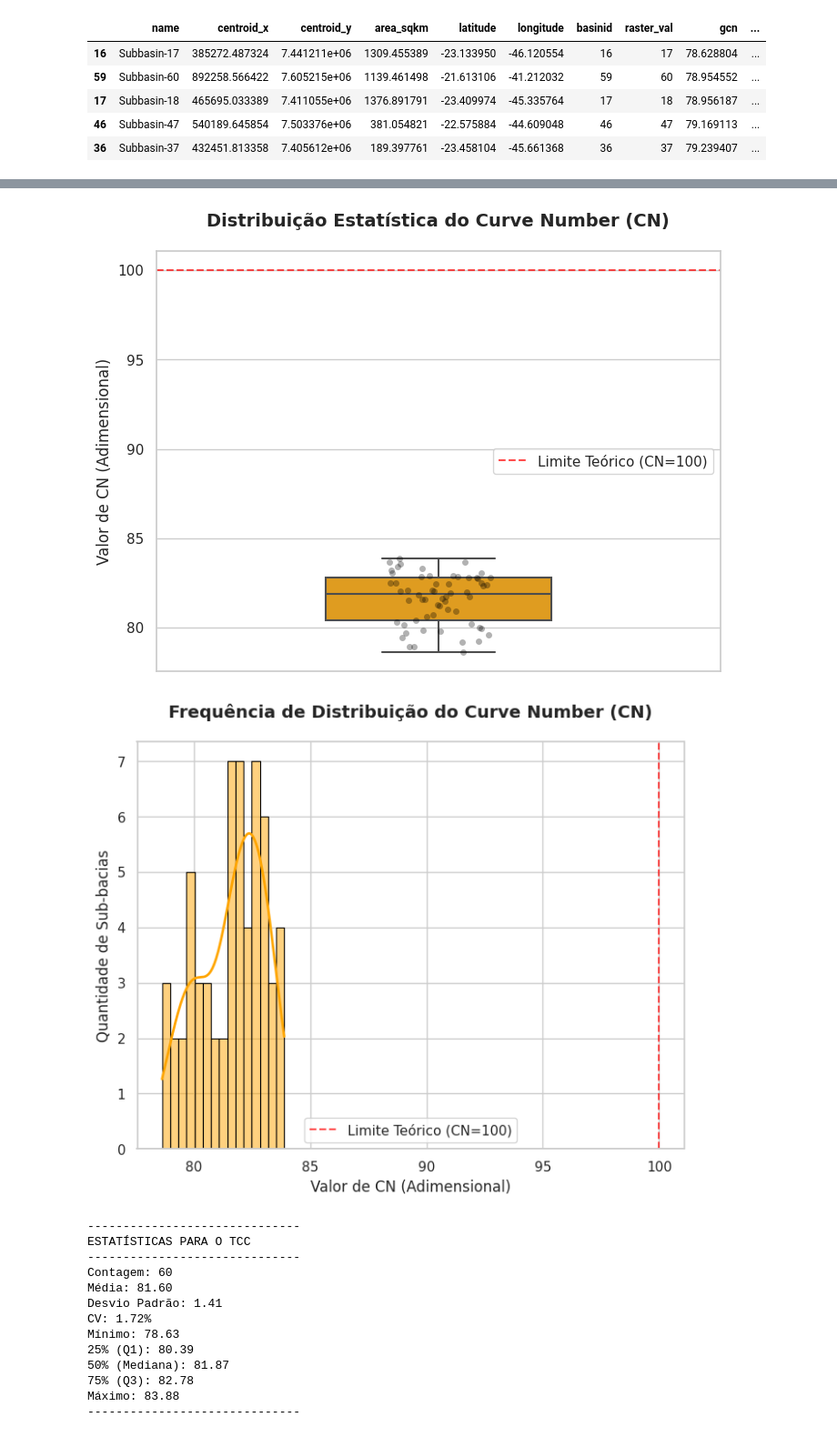
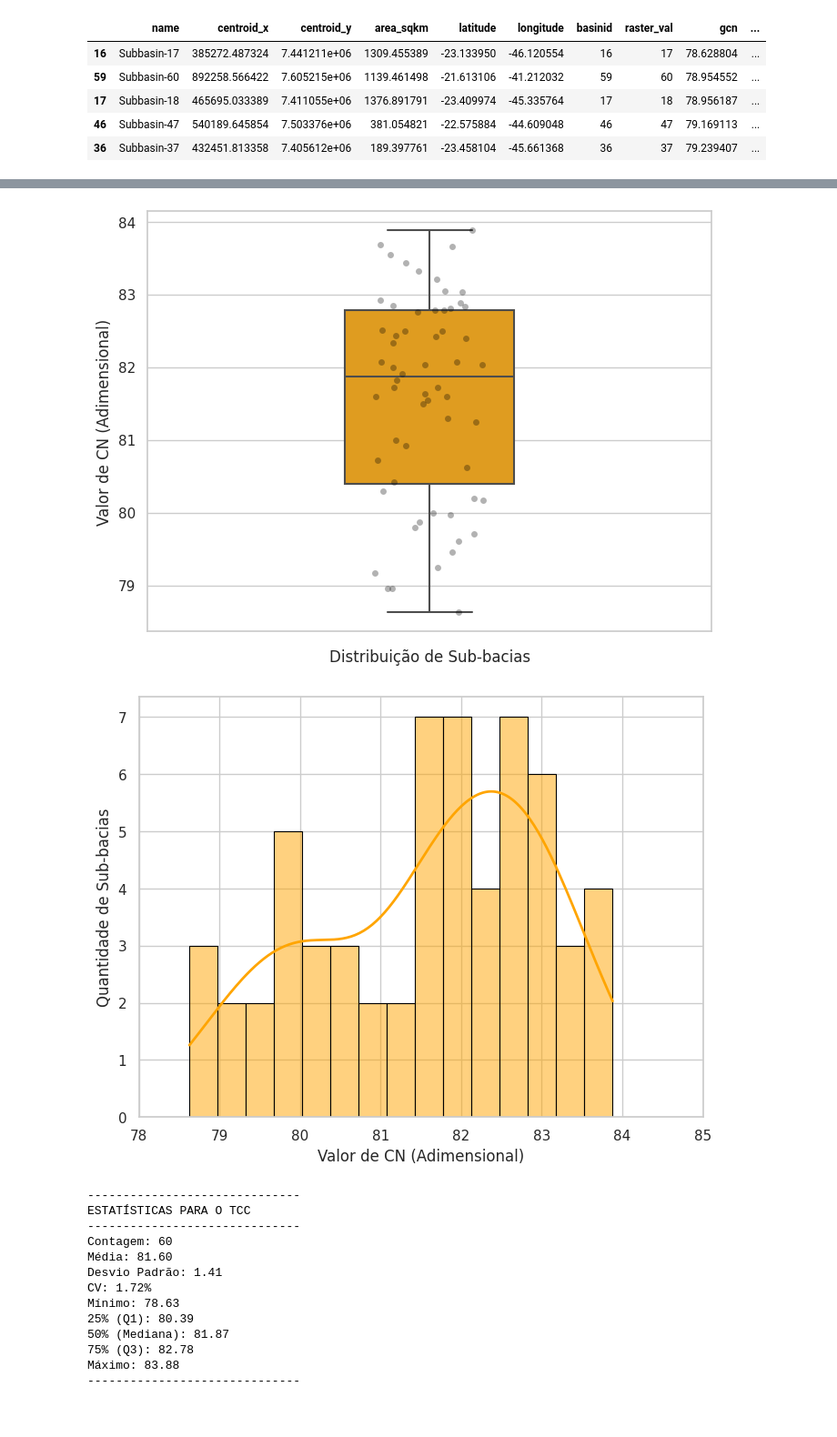
Before and after one commit to vinicius-oliveiracr/gee-data-pipeline, a Jupyter notebook: src/analysis.ipynb, the cells around one changed output, grey strips where cells are left out. Shown at 91% size. Drawn from its saved outputs; the diff is of its cells as text; code cells hidden in the pictures.

Commit message:
updating graphs and analisys

```diff
--- a/src/analysis.ipynb
+++ b/src/analysis.ipynb
@@ -95,5 +94,4 @@ plt.show()
 # %%
-import matplotlib.pyplot as plt
 import seaborn as sns
 
 # Configuração do estilo acadêmico
@@ -103,7 +101,7 @@ fig, ax = plt.subplots(figsize=(8, 6))
 # Criando o Boxplot
 sns.boxplot(y=gdf['gcn'],
             color='orange',
-            width=0.4,
+            width=0.3,
             linewidth=1.5,
             flierprops={"marker": "o", "markerfacecolor": "red", "markersize": 8})
 
@@ -111,12 +109,9 @@ sns.boxplot(y=gdf['gcn'],
 sns.stripplot(y=gdf['gcn'], color='black', alpha=0.3, jitter=True)
 
 # Configurações de eixos e títulos
-ax.set_title('Distribuição Estatística do Curve Number (CN)', fontsize=14, fontweight='bold', pad=20)
+
 ax.set_ylabel('Valor de CN (Adimensional)', fontsize=12)
-
-# Adicionando uma linha tracejada no limite teórico de 100
-ax.axhline(100, color='red', linestyle='--', alpha=0.7, label='Limite Teórico (CN=100)')
-ax.legend()
+ax.set_xlabel('Distribuição de Sub-bacias', fontsize=12)
 
 # Salvar para o Overleaf
 
@@ -124,39 +119,34 @@ caminho_salvamento = os.path.join(output_dir, 'boxplot_gcn_tcc.png')
 plt.savefig(caminho_salvamento, dpi=300, bbox_inches='tight')
 plt.show()
 # %% [output]
-[figure, old version]
+[figure, new version]
 # %%
-import matplotlib.pyplot as plt
 import seaborn as sns
 
 # Configuração do estilo acadêmico
 sns.set_theme(style="whitegrid")
 fig, ax = plt.subplots(figsize=(8, 6))
 
 # Criando o Histograma com a linha de densidade (KDE)
 sns.histplot(x=gdf['gcn'],
              kde=True,
              color='orange',
              bins=15,  # Define a quantidade de faixas (barras)
              edgecolor='black',
              linewidth=0.8,
              line_kws={"linewidth": 2}) # Espessura da linha de densidade
 
-# Configurações de eixos e títulos
-ax.set_title('Frequência de Distribuição do Curve Number (CN)', fontsize=14, fontweight='bold', pad=20)
+
 ax.set_xlabel('Valor de CN (Adimensional)', fontsize=12)
 ax.set_ylabel('Quantidade de Sub-bacias', fontsize=12)
-
-# Adicionando a linha tracejada no limite teórico de 100 para manter a consistência com o Boxplot
-ax.axvline(100, color='red', linestyle='--', alpha=0.7, label='Limite Teórico (CN=100)')
-ax.legend()
+ax.set_xlim(78, 85)
 
 # Salvar para o Overleaf em alta resolução (300 DPI)
 caminho_salvamento = os.path.join(output_dir, 'histograma_gcn_tcc.png')
 plt.savefig(caminho_salvamento, dpi=300, bbox_inches='tight')
 plt.show()
 # %% [output]
-[figure, old version]
+[figure, new version]
 # %%
 # 1. Obter estatísticas básicas
 stats = gdf['gcn'].describe()
```
Also changed, not shown: parts of 1 cell of this notebook, 3 other files.
